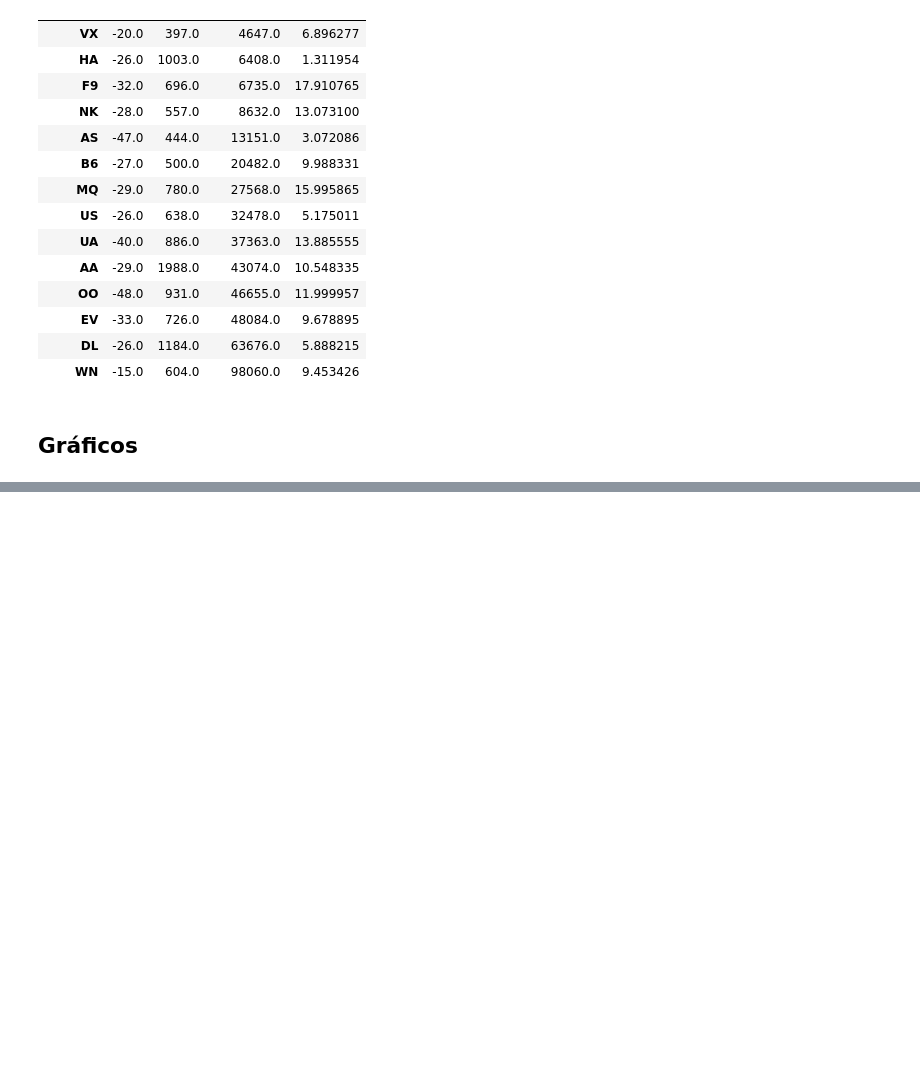
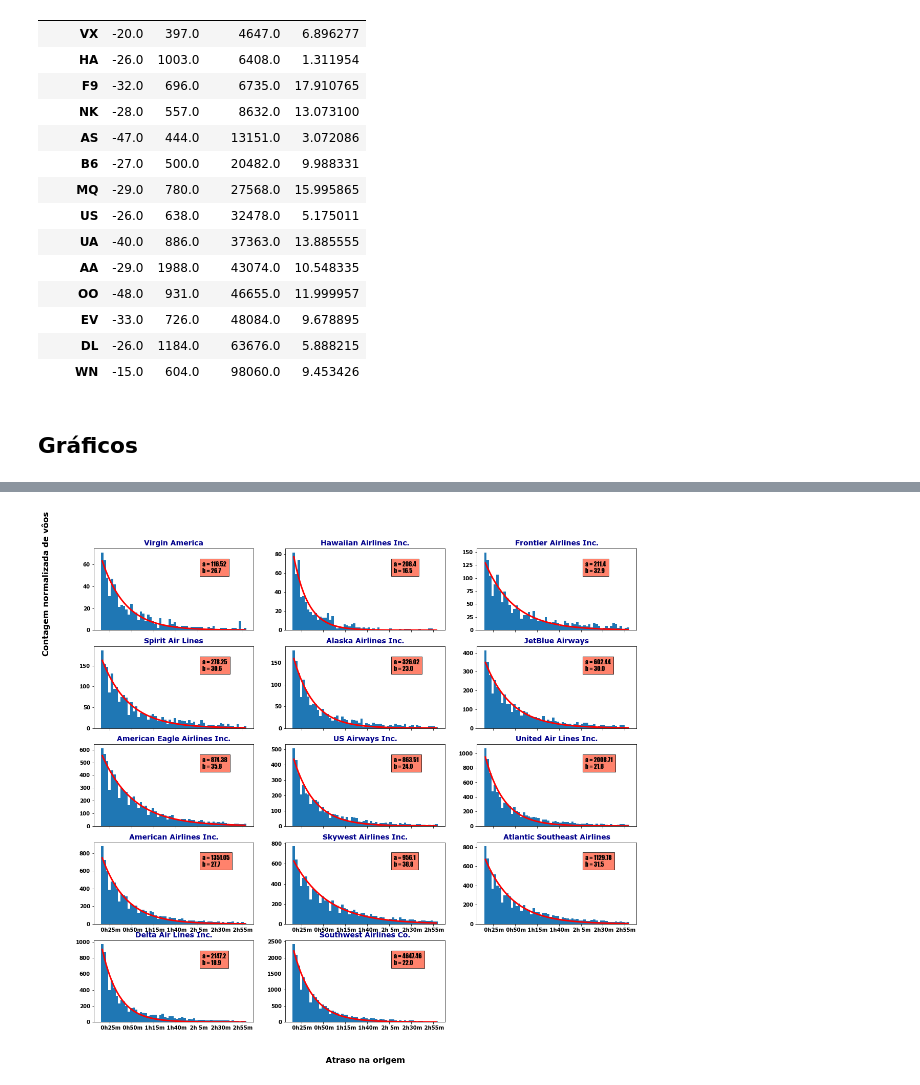
Before and after one commit to bekwendhausen/voos-kaggle-2015, a Jupyter notebook: flights-delay.ipynb, the cells around one changed output, grey strips where cells are left out. Saved outputs shown, nothing was run; the diff lists cells and outputs as text; code cells hidden in the pictures; blank space fills up the shorter version.

```diff
--- a/flights-delay.ipynb
+++ b/flights-delay.ipynb
@@ -227,0 +317,59 @@ Text(0.5, 1.0, '% de vôos por companhia')
+# %%
+# Função modelo usada para fitar os histogramas
+def fit_hist(x, a, b):
+  return a * np.exp(-x/b)
+# %%
+pontos = []
+label_comp = []
+
+fig = plt.figure(1, figsize=(19,17))
+
+i = 0
+for nome_comp in [abrev_companhias[x] for x in estats_companhias.index]:
+    i += 1
+    ax = fig.add_subplot(5, 3, i)
+
+    # Fitar a distribuição
+    n, bins, patches = plt.hist(x=df2[df2['AIRLINE'] == nome_comp]
+                                ['DEPARTURE_DELAY'], range=(15, 180),
+                                 bins=60)
+    bin_centers = bins[:-1] + 0.5 * (bins[1:] - bins[:-1])
+    popt, pcov = curve_fit(fit_hist, bin_centers, n, p0=[1, 2])
+
+    # Contabilizando os resultados
+    pontos.append(popt)
+    label_comp.append(nome_comp)
+
+    # Desenhando a curva fitada
+    plt.plot(bin_centers, fit_hist(bin_centers, *popt), 'r-', linewidth=3)
+
+    # Definindo as marcações em cada subplot
+    if i < 10:
+        ax.set_xticklabels(['' for x in ax.get_xticks()])
+    else:
+        ax.set_xticklabels(['{:2.0f}h{:2.0f}m'.format(
+            *[int(y) for y in divmod(x, 60)])
+            for x in ax.get_xticks()])
+
+    # Título do subplot
+    plt.title(nome_comp, fontsize=14, fontweight='bold', color='darkblue')
+
+    # Labels dos eixos
+    if i == 4:
+        ax.text(-0.3, 0.9, 'Contagem normalizada de vôos', fontsize=16,
+                rotation=90, color='k', horizontalalignment='center',
+                transform=ax.transAxes)
+    if i == 14:
+        ax.text(0.5, -0.5, 'Atraso na origem', fontsize=16, rotation=0,
+                color='k', horizontalalignment='center',
+                transform=ax.transAxes)
+
+    # Legenda: valores dos coeficientes a e b
+    ax.text(0.68, 0.7, 'a = {}\nb = {}'.format(round(popt[0], 2),
+            round(popt[1], 1)), style='italic', transform=ax.transAxes,
+            fontsize=12, family='fantasy', bbox={'facecolor': 'tomato',
+            'alpha': 0.8, 'pad': 5})
+
+plt.tight_layout()
+# %% [output]
+[figure, added]
```
Also changed, not shown: parts of 6 cells of this notebook.
